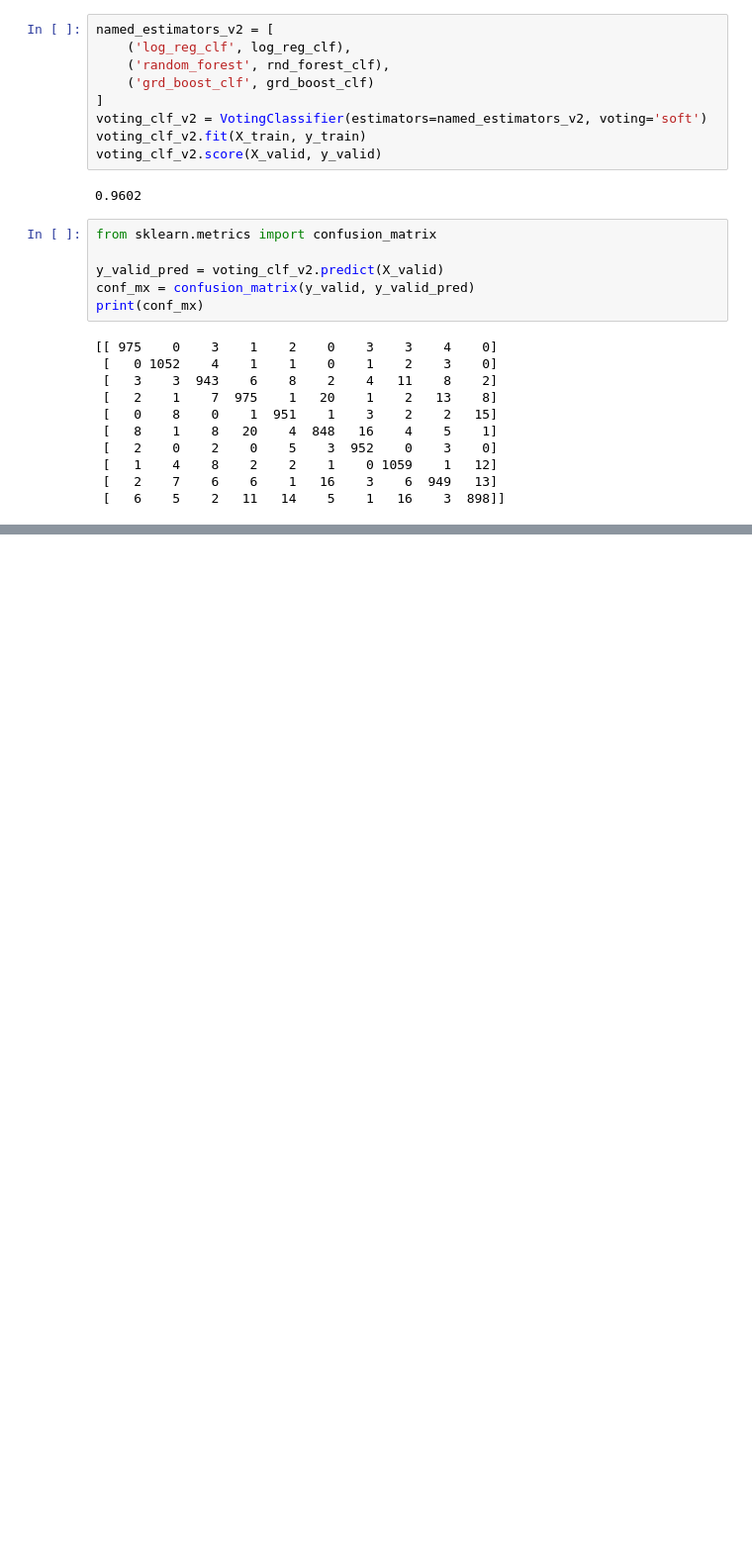
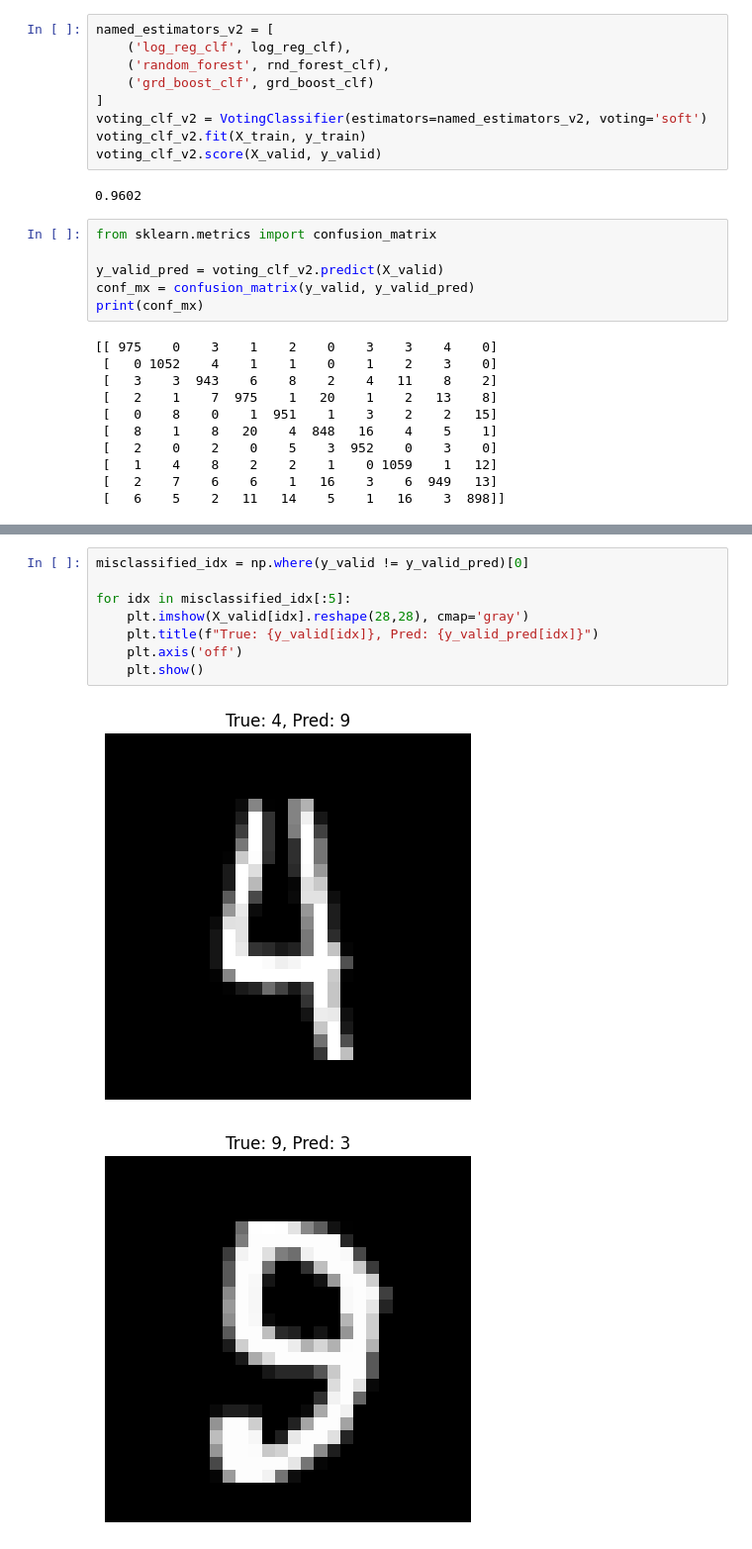
Before and after one commit to s0VEstb/Ensemble, a Jupyter notebook: VotingClassifier.ipynb, the cells around one changed output, grey strips where cells are left out. Shown at 99% size. Cells and saved outputs as stored; diff of their text form; blank space fills up the shorter version.

```diff
--- a/VotingClassifier.ipynb
+++ b/VotingClassifier.ipynb
@@ -134,0 +162,11 @@ print(conf_mx)
+# %%
+misclassified_idx = np.where(y_valid != y_valid_pred)[0]
+
+for idx in misclassified_idx[:5]:
+    plt.imshow(X_valid[idx].reshape(28,28), cmap='gray')
+    plt.title(f"True: {y_valid[idx]}, Pred: {y_valid_pred[idx]}")
+    plt.axis('off')
+    plt.show()
+# %% [output]
+[figure, added]
+[figure, added]
```
Also changed, not shown: parts of 4 cells of this notebook.
